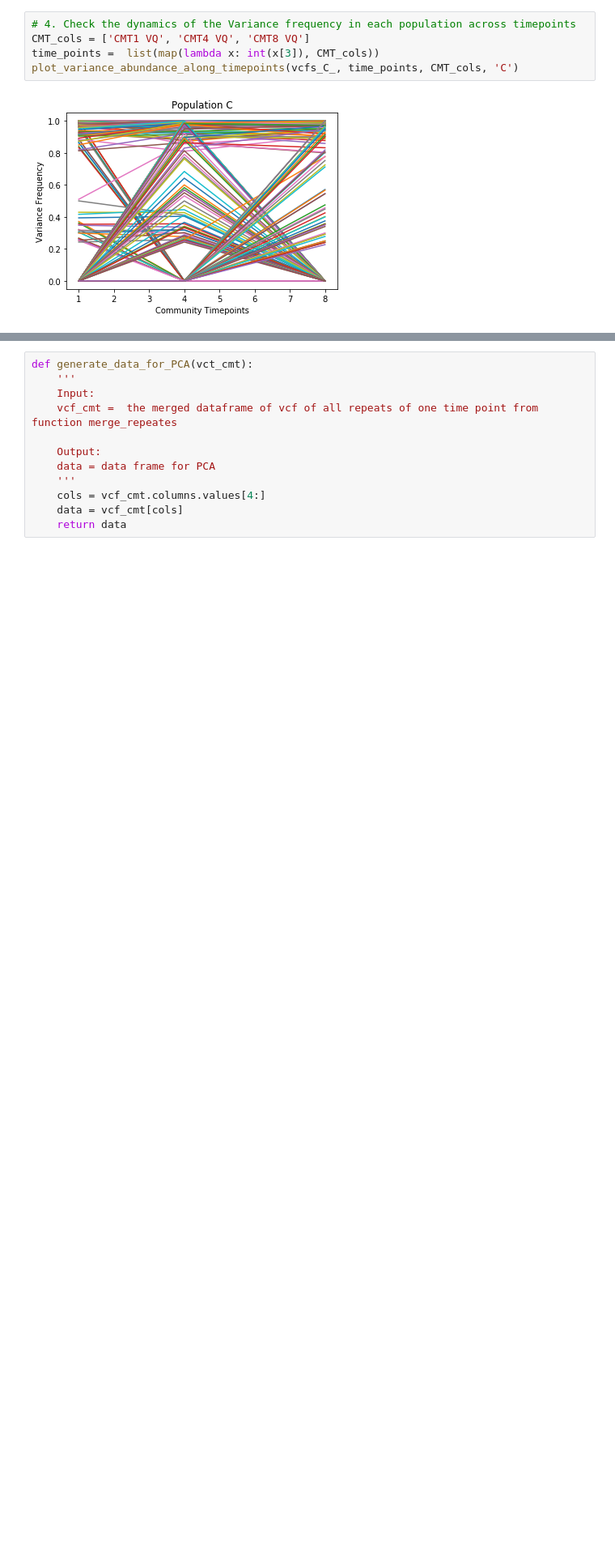
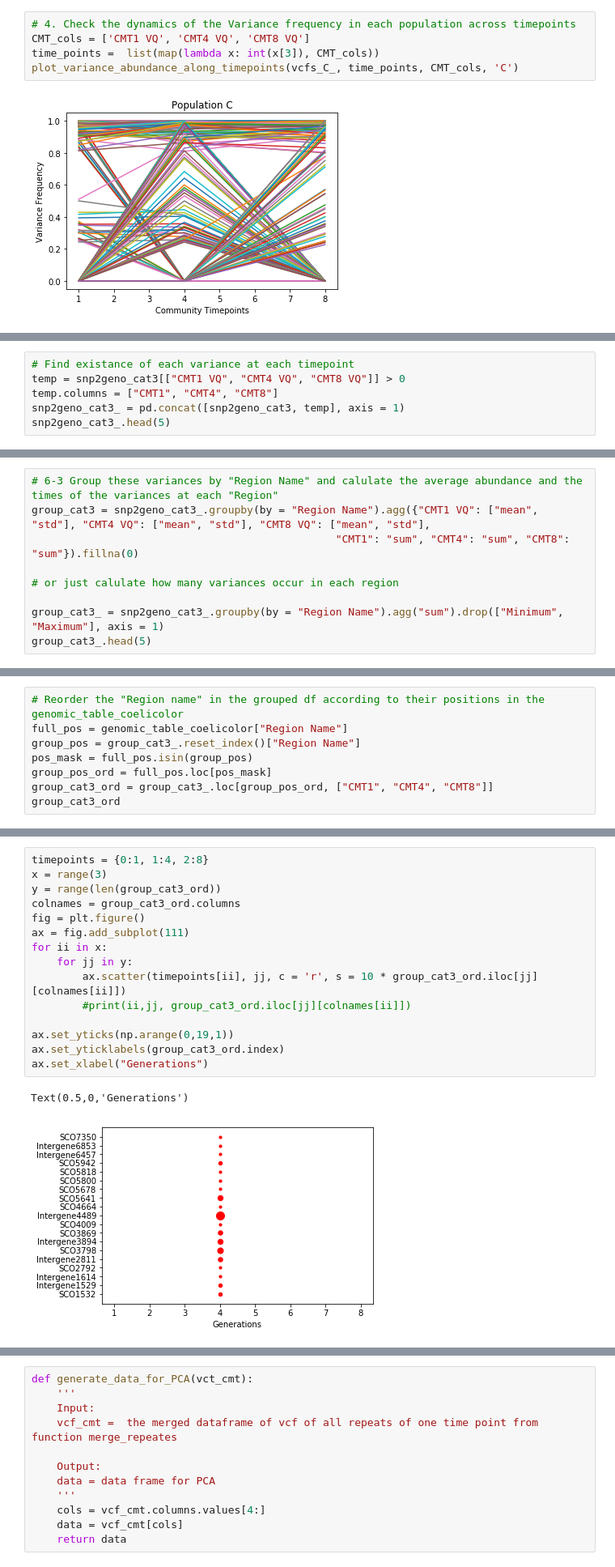
Before and after one commit to bearnomore/Evolution-genomics, a Jupyter notebook: Community_variance_analysis_across_time_points.ipynb, the cells around one changed output, grey strips where cells are left out. Shown at 81% size. Cells and saved outputs as stored; diff of their text form; blank space fills up the shorter version.

```diff
--- a/Community_variance_analysis_across_time_points.ipynb
+++ b/Community_variance_analysis_across_time_points.ipynb
@@ -321,0 +386,6 @@ cat3.head(5)
+# %%
+# Find existance of each variance at each timepoint
+temp = snp2geno_cat3[["CMT1 VQ", "CMT4 VQ", "CMT8 VQ"]] > 0
+temp.columns = ["CMT1", "CMT4", "CMT8"]
+snp2geno_cat3_ = pd.concat([snp2geno_cat3, temp], axis = 1)
+snp2geno_cat3_.head(5)
@@ -321,0 +399,9 @@ cat3.head(5)
+# %%
+# 6-3 Group these variances by "Region Name" and calulate the average abundance and the times of the variances at each "Region"
+group_cat3 = snp2geno_cat3_.groupby(by = "Region Name").agg({"CMT1 VQ": ["mean", "std"], "CMT4 VQ": ["mean", "std"], "CMT8 VQ": ["mean", "std"],
+                                                "CMT1": "sum", "CMT4": "sum", "CMT8": "sum"}).fillna(0)
+
+# or just calulate how many variances occur in each region
+
+group_cat3_ = snp2geno_cat3_.groupby(by = "Region Name").agg("sum").drop(["Minimum", "Maximum"], axis = 1)
+group_cat3_.head(5)
@@ -321,0 +416,8 @@ cat3.head(5)
+# %%
+# Reorder the "Region name" in the grouped df according to their positions in the genomic_table_coelicolor
+full_pos = genomic_table_coelicolor["Region Name"]
+group_pos = group_cat3_.reset_index()["Region Name"]
+pos_mask = full_pos.isin(group_pos)
+group_pos_ord = full_pos.loc[pos_mask]
+group_cat3_ord = group_cat3_.loc[group_pos_ord, ["CMT1", "CMT4", "CMT8"]]
+group_cat3_ord
@@ -321,0 +443,18 @@ cat3.head(5)
+# %%
+timepoints = {0:1, 1:4, 2:8}
+x = range(3)
+y = range(len(group_cat3_ord))
+colnames = group_cat3_ord.columns
+fig = plt.figure()
+ax = fig.add_subplot(111)
+for ii in x:
+    for jj in y:
+        ax.scatter(timepoints[ii], jj, c = 'r', s = 10 * group_cat3_ord.iloc[jj][colnames[ii]])
+        #print(ii,jj, group_cat3_ord.iloc[jj][colnames[ii]])
+
+ax.set_yticks(np.arange(0,19,1))
+ax.set_yticklabels(group_cat3_ord.index)
+ax.set_xlabel("Generations")
+# %% [output]
+Text(0.5,0,'Generations')
+[figure, added]
```
Also changed, not shown: parts of 29 cells of this notebook.
